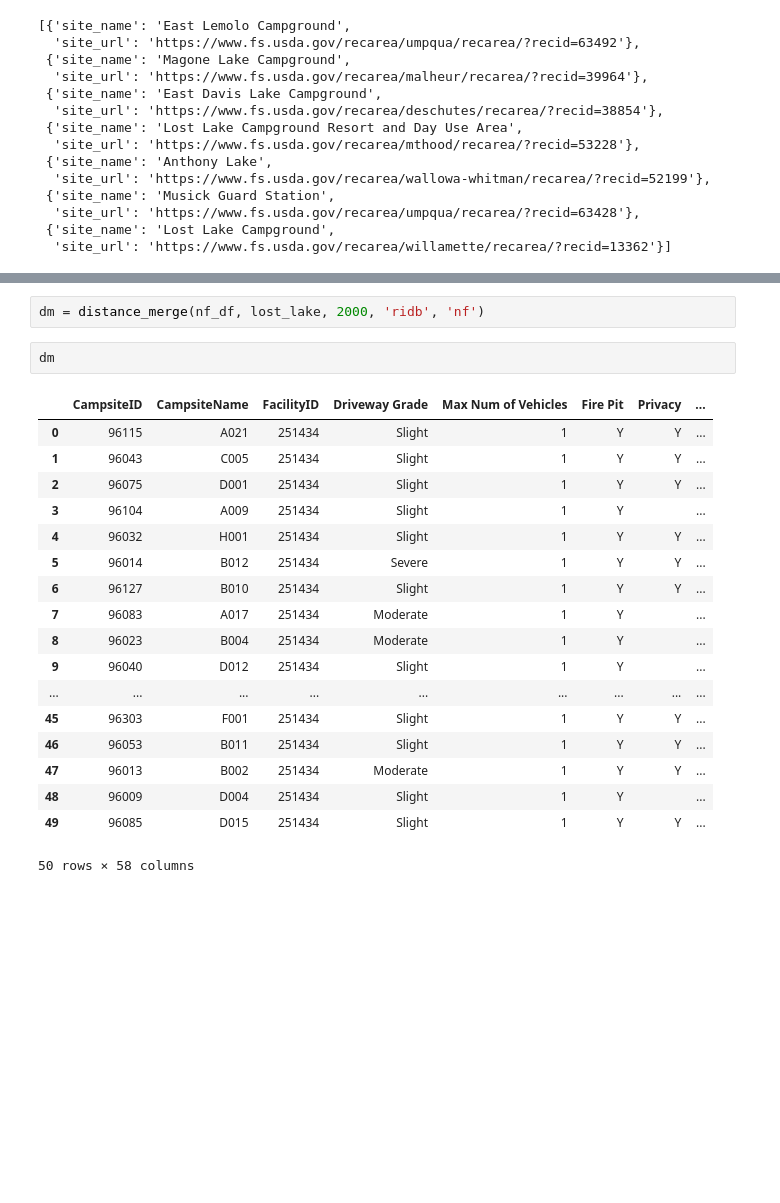
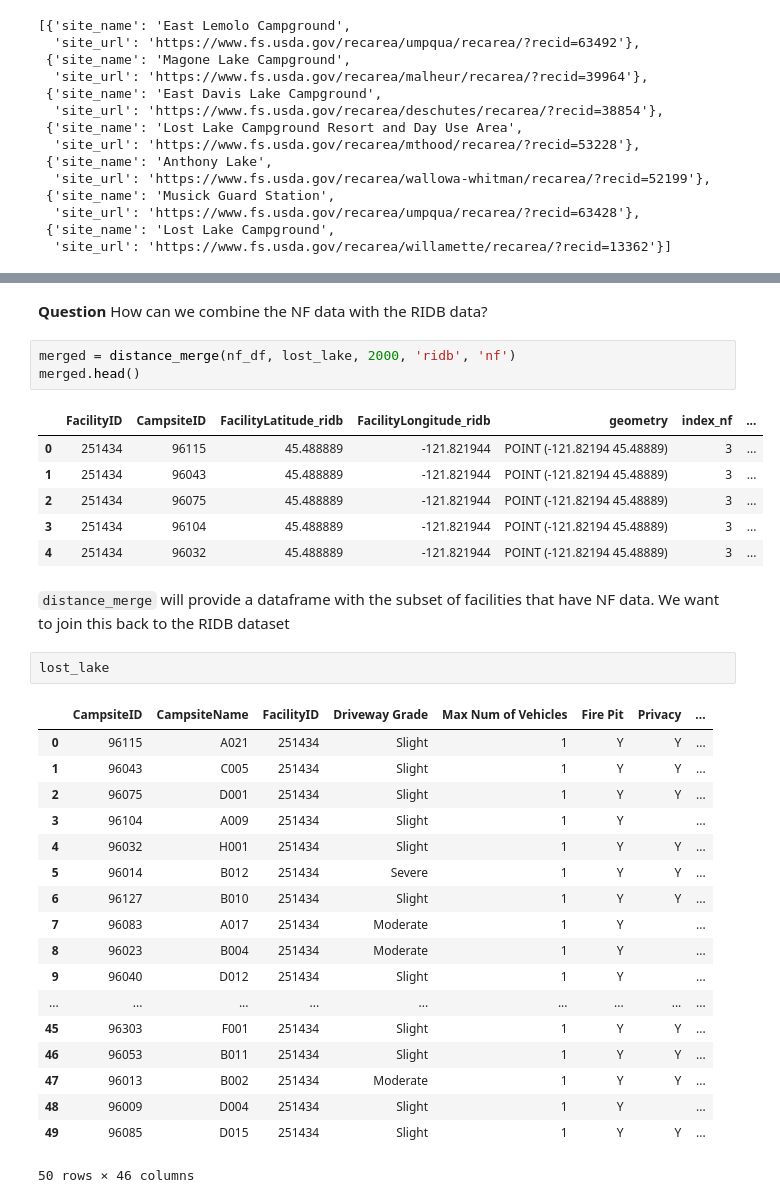
Before and after one commit to gizm00/strata_2021, a Jupyter notebook: notebooks/Exploration.ipynb, the cells around one changed output, grey strips where cells are left out. Cells and saved outputs as stored; diff of their text form; blank space fills up the shorter version.

```diff
--- a/notebooks/Exploration.ipynb
+++ b/notebooks/Exploration.ipynb
@@ -228,26 +231,38 @@ nf_df
 | 4 | Closed | 44.9625128531073 | -118.228574730768 | 7150 | Current Conditions | https://anthonylakes.com/campgrou... | ... |
 | 5 | Temporarily Closed | 43.581026 | -122.641745 | 5,000 feet | 10/09/2020- This site is currentl... | NaN | ... |
 | 6 | Temporarily Closed | 44.42927714677809 | -121.912474623539 | 4200 feet | NaN | No advance reservations. All site... | ... |
+# %% [markdown]
+**Question** How can we combine the NF data with the RIDB data?
 # %%
-dm = distance_merge(nf_df, lost_lake, 2000, 'ridb', 'nf')
+merged = distance_merge(nf_df, lost_lake, 2000, 'ridb', 'nf')
+merged.head()
+# %% [output]
+|  | FacilityID | CampsiteID | FacilityLatitude_ridb | FacilityLongitude_ridb | geometry | index_nf | ... |
+| 0 | 251434 | 96115 | 45.488889 | -121.821944 | POINT (-121.82194 45.48889) | 3 | ... |
+| 1 | 251434 | 96043 | 45.488889 | -121.821944 | POINT (-121.82194 45.48889) | 3 | ... |
+| 2 | 251434 | 96075 | 45.488889 | -121.821944 | POINT (-121.82194 45.48889) | 3 | ... |
+| 3 | 251434 | 96104 | 45.488889 | -121.821944 | POINT (-121.82194 45.48889) | 3 | ... |
+| 4 | 251434 | 96032 | 45.488889 | -121.821944 | POINT (-121.82194 45.48889) | 3 | ... |
-# %%
-dm
-# %% [output]
-|  | CampsiteID | CampsiteName | FacilityID | Driveway Grade | Max Num of Vehicles | Fire Pit | Privacy | ... |
-| 0 | 96115 | A021 | 251434 | Slight | 1 | Y | Y | ... |
-| 1 | 96043 | C005 | 251434 | Slight | 1 | Y | Y | ... |
-| 2 | 96075 | D001 | 251434 | Slight | 1 | Y | Y | ... |
-| 3 | 96104 | A009 | 251434 | Slight | 1 | Y |  | ... |
-| 4 | 96032 | H001 | 251434 | Slight | 1 | Y | Y | ... |
-| 5 | 96014 | B012 | 251434 | Severe | 1 | Y | Y | ... |
-| 6 | 96127 | B010 | 251434 | Slight | 1 | Y | Y | ... |
-| 7 | 96083 | A017 | 251434 | Moderate | 1 | Y |  | ... |
-| 8 | 96023 | B004 | 251434 | Moderate | 1 | Y |  | ... |
-| 9 | 96040 | D012 | 251434 | Slight | 1 | Y |  | ... |
-| ... | ... | ... | ... | ... | ... | ... | ... | ... |
-| 45 | 96303 | F001 | 251434 | Slight | 1 | Y | Y | ... |
-| 46 | 96053 | B011 | 251434 | Slight | 1 | Y | Y | ... |
-| 47 | 96013 | B002 | 251434 | Moderate | 1 | Y | Y | ... |
-| 48 | 96009 | D004 | 251434 | Slight | 1 | Y |  | ... |
-| 49 | 96085 | D015 | 251434 | Slight | 1 | Y | Y | ... |
-50 rows × 58 columns
+# %% [markdown]
+`distance_merge` will provide a dataframe with the subset of facilities that have NF data. We want to join this back to the RIDB dataset
+# %%
+lost_lake
+# %% [output]
+|  | CampsiteID | CampsiteName | FacilityID | Driveway Grade | Max Num of Vehicles | Fire Pit | Privacy | ... |
+| 0 | 96115 | A021 | 251434 | Slight | 1 | Y | Y | ... |
+| 1 | 96043 | C005 | 251434 | Slight | 1 | Y | Y | ... |
+| 2 | 96075 | D001 | 251434 | Slight | 1 | Y | Y | ... |
+| 3 | 96104 | A009 | 251434 | Slight | 1 | Y |  | ... |
+| 4 | 96032 | H001 | 251434 | Slight | 1 | Y | Y | ... |
+| 5 | 96014 | B012 | 251434 | Severe | 1 | Y | Y | ... |
+| 6 | 96127 | B010 | 251434 | Slight | 1 | Y | Y | ... |
+| 7 | 96083 | A017 | 251434 | Moderate | 1 | Y |  | ... |
+| 8 | 96023 | B004 | 251434 | Moderate | 1 | Y |  | ... |
+| 9 | 96040 | D012 | 251434 | Slight | 1 | Y |  | ... |
+| ... | ... | ... | ... | ... | ... | ... | ... | ... |
+| 45 | 96303 | F001 | 251434 | Slight | 1 | Y | Y | ... |
+| 46 | 96053 | B011 | 251434 | Slight | 1 | Y | Y | ... |
+| 47 | 96013 | B002 | 251434 | Moderate | 1 | Y | Y | ... |
+| 48 | 96009 | D004 | 251434 | Slight | 1 | Y |  | ... |
+| 49 | 96085 | D015 | 251434 | Slight | 1 | Y | Y | ... |
+50 rows × 46 columns
```
Also changed, not shown: parts of 7 cells of this notebook, 6 other files.
